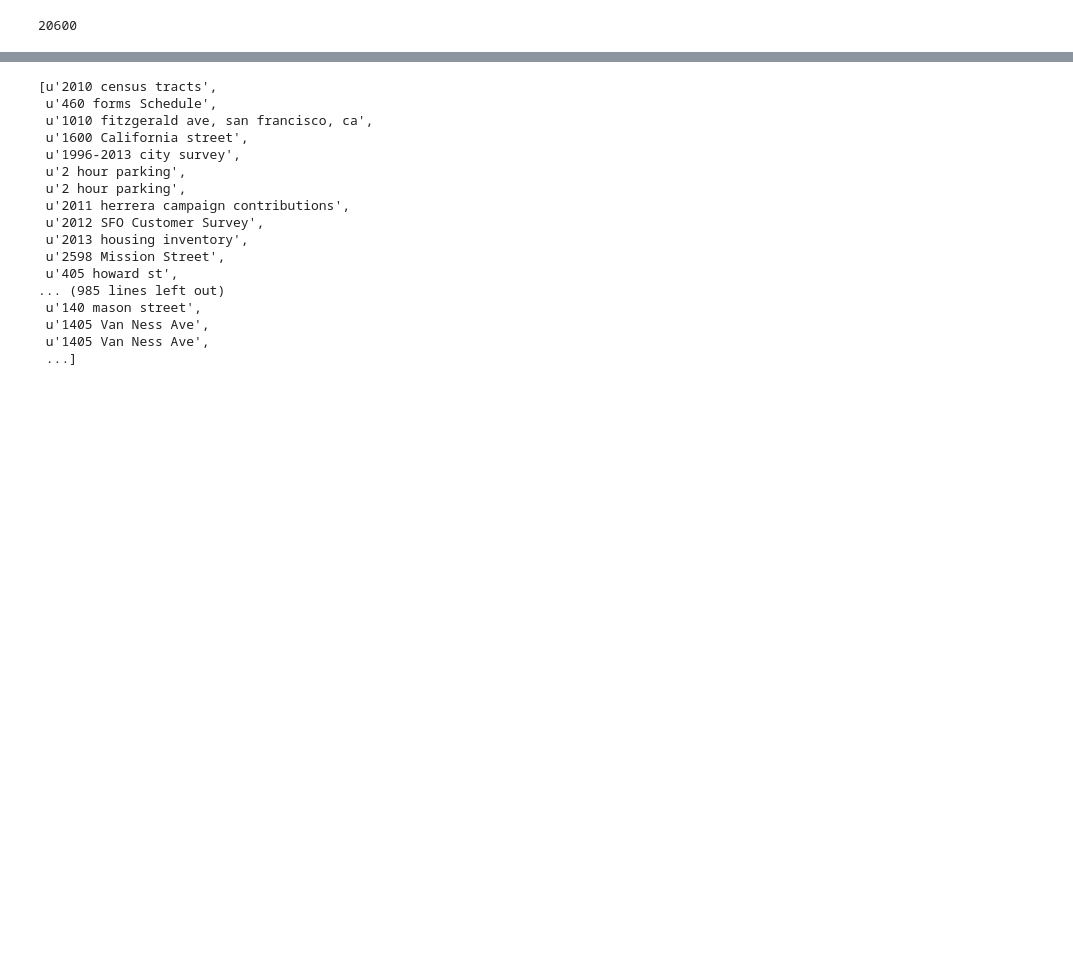
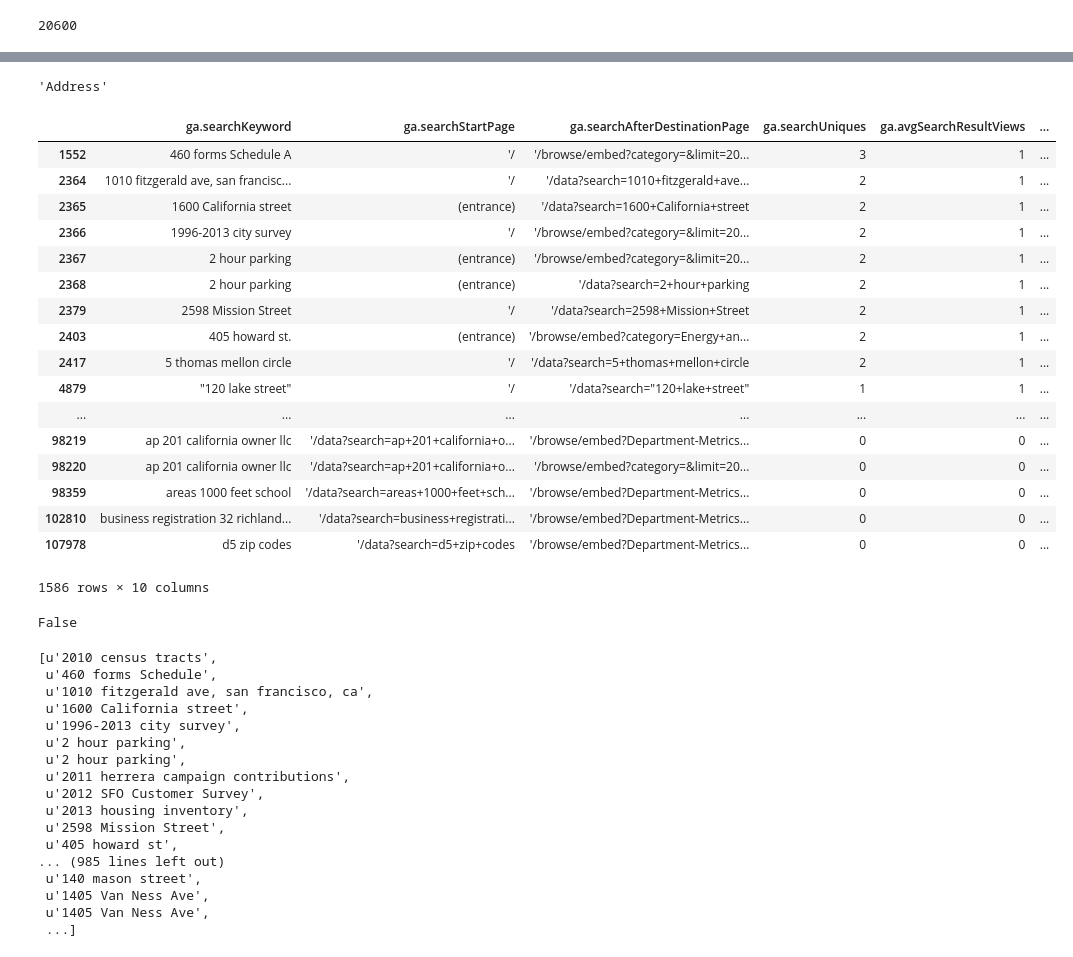
Before and after one commit to sfbrigade/datasci-open-data-search, a Jupyter notebook: search_data_processing_baolin_v2.ipynb, the cells around one changed output, grey strips where cells are left out. Cells and saved outputs as stored; diff of their text form; code cells hidden in the pictures; blank space fills up the shorter version.

Commit message:
added a column, search type

```diff
--- a/search_data_processing_baolin_v2.ipynb
+++ b/search_data_processing_baolin_v2.ipynb
@@ -155,3 +199,44 @@ full = [re.findall(regex, i) for i in query_list
+# %%
+search_term_type('2 hour parking')
+# %% [output]
+'Address'
+# %%
+query['Search Type'] = ['blank'] * len(query)
+# %%
+keywords = list(query['ga.searchKeyword'].values)
+# %%
+types = [search_term_type(str(word)) for word in keywords]
+# %%
+query['Search Type'] = types
+# %%
+Address = query[query['Search Type'] == 'Address']
+Address
+# %% [output]
+|  | ga.searchKeyword | ga.searchStartPage | ga.searchAfterDestinationPage | ga.searchUniques | ga.avgSearchResultViews | ... |
+| 1552 | 460 forms Schedule A | '/ | '/browse/embed?category=&limit=20... | 3 | 1 | ... |
+| 2364 | 1010 fitzgerald ave, san francisc... | '/ | '/data?search=1010+fitzgerald+ave... | 2 | 1 | ... |
+| 2365 | 1600 California street | (entrance) | '/data?search=1600+California+street | 2 | 1 | ... |
+| 2366 | 1996-2013 city survey | '/ | '/browse/embed?category=&limit=20... | 2 | 1 | ... |
+| 2367 | 2 hour parking | (entrance) | '/browse/embed?category=&limit=20... | 2 | 1 | ... |
+| 2368 | 2 hour parking | (entrance) | '/data?search=2+hour+parking | 2 | 1 | ... |
+| 2379 | 2598 Mission Street | '/ | '/data?search=2598+Mission+Street | 2 | 1 | ... |
+| 2403 | 405 howard st. | (entrance) | '/browse/embed?category=Energy+an... | 2 | 1 | ... |
+| 2417 | 5 thomas mellon circle | '/ | '/data?search=5+thomas+mellon+circle | 2 | 1 | ... |
+| 4879 | "120 lake street" | '/ | '/data?search="120+lake+street" | 1 | 1 | ... |
+| ... | ... | ... | ... | ... | ... | ... |
+| 98219 | ap 201 california owner llc | '/data?search=ap+201+california+o... | '/browse/embed?Department-Metrics... | 0 | 0 | ... |
+| 98220 | ap 201 california owner llc | '/data?search=ap+201+california+o... | '/browse/embed?category=&limit=20... | 0 | 0 | ... |
+| 98359 | areas 1000 feet school | '/data?search=areas+1000+feet+sch... | '/browse/embed?Department-Metrics... | 0 | 0 | ... |
+| 102810 | business registration 32 richland... | '/data?search=business+registrati... | '/browse/embed?Department-Metrics... | 0 | 0 | ... |
+| 107978 | d5 zip codes | '/data?search=d5+zip+codes | '/browse/embed?Department-Metrics... | 0 | 0 | ... |
+1586 rows × 10 columns
+# %%
+text = '2010 us census data'
+regex = "\d{1,4}.?\d{0,4}\s[a-zA-Z|\d+|\W+]{2,30}\s[a-zA-Z]{2,15}"
+r = re.findall(regex, text)[0][:4]
+r in range(2000,2017)
+# %% [output]
+False
 # %%
 # flatten full list
 full = [j for i in full for j in i]
```
Also changed, not shown: parts of 5 cells of this notebook.
